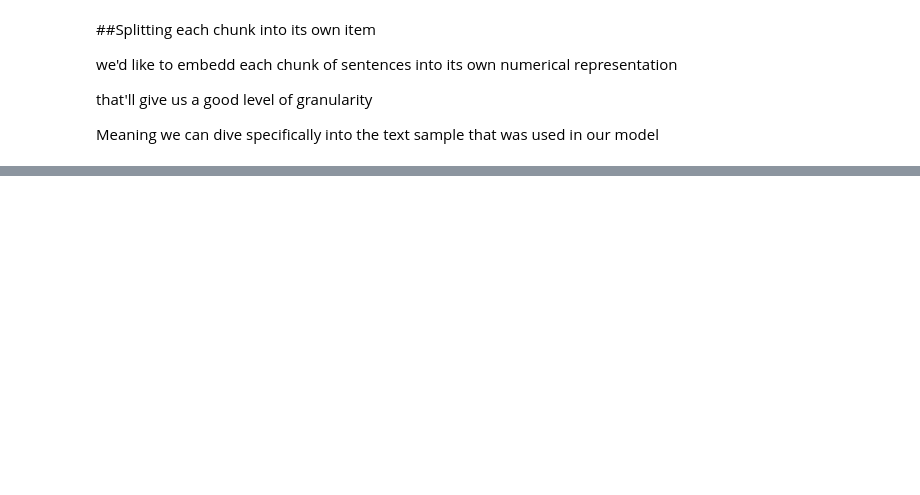
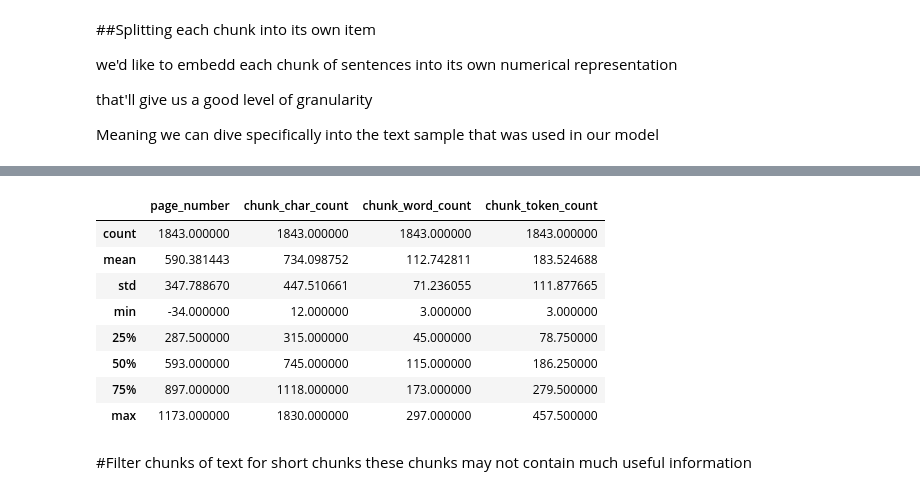
Before and after one commit to chawbel/RAG_Project, a Jupyter notebook: RAG_Pipeline.ipynb, the cells around one changed output, grey strips where cells are left out. Cells and saved outputs as stored; diff of their text form; code cells hidden in the pictures; blank space fills up the shorter version.

```diff
--- a/RAG_Pipeline.ipynb
+++ b/RAG_Pipeline.ipynb
@@ -260,0 +255,16 @@ pages_and_chunks[400:401]
+# %%
+df = pd.DataFrame(pages_and_chunks)
+df.describe()
+# %% [output]
+|  | page_number | chunk_char_count | chunk_word_count | chunk_token_count |
+| count | 1843.000000 | 1843.000000 | 1843.000000 | 1843.000000 |
+| mean | 590.381443 | 734.098752 | 112.742811 | 183.524688 |
+| std | 347.788670 | 447.510661 | 71.236055 | 111.877665 |
+| min | -34.000000 | 12.000000 | 3.000000 | 3.000000 |
+| 25% | 287.500000 | 315.000000 | 45.000000 | 78.750000 |
+| 50% | 593.000000 | 745.000000 | 115.000000 | 186.250000 |
+| 75% | 897.000000 | 1118.000000 | 173.000000 | 279.500000 |
+| max | 1173.000000 | 1830.000000 | 297.000000 | 457.500000 |
+# %% [markdown]
+#Filter chunks of text for short chunks
+these chunks may not contain much useful information
```
Also changed, not shown: parts of 28 cells of this notebook.
